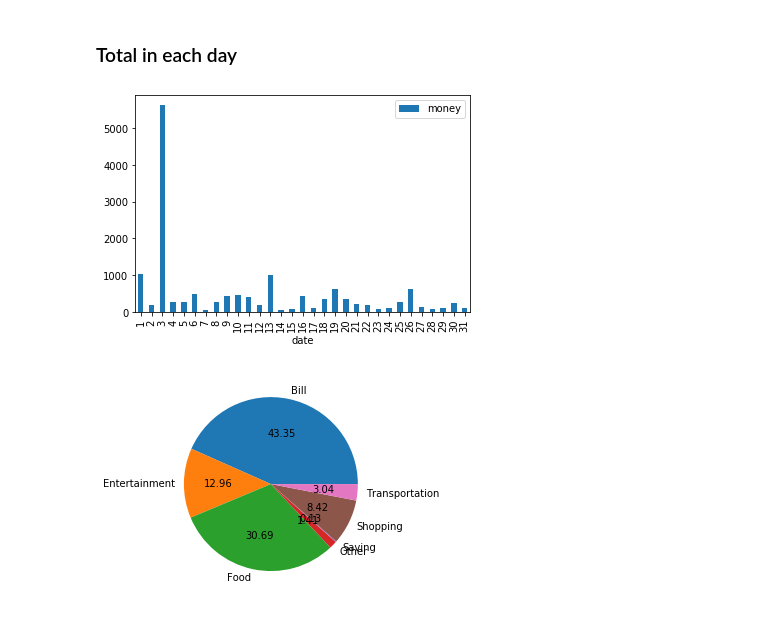
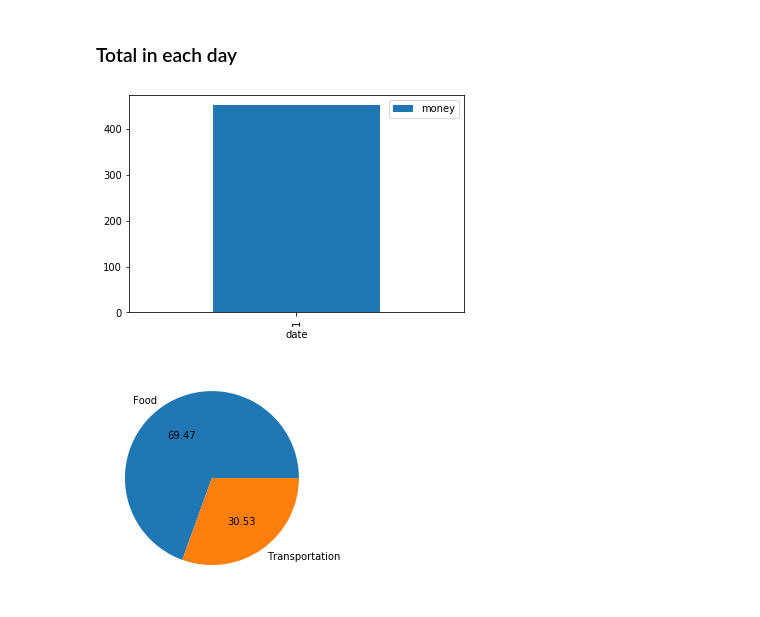
Before and after one commit to jakkritsonsanit/ChatBotExpenses, a Jupyter notebook: CollectData.ipynb, the cells around one changed output. Cells and saved outputs as stored; diff of their text form; code cells hidden in the pictures.

```diff
--- a/CollectData.ipynb
+++ b/CollectData.ipynb
@@ -98,8 +98,8 @@ dfe.tail(10)
 ### Change category
 # %%
 t = ['Entertainment', 'Transportation', 'Shopping', 'Food', 'Bill', 'Other']
-n = 140
-dfe.at[n, 'cate'] = t[2]
+n = 169
+dfe.at[n, 'cate'] = t[1]
 dfe.iloc[n:]
 # %% [output]
 |  | date | text | money | cate |
@@ -171,3 +164,8 @@ Balance : 13884.23 Bath
+# %%
+m = 11
+
+dfim = dfi[dfi.date.dt.month == m]
+dfem = dfe[dfe.date.dt.month == m]
 # %% [markdown]
 ### Total Incom and Expenses
 # %%
@@ -236,13 +222,13 @@ Enter number of category 2
 # %% [markdown]
 ### Total in each day
 # %%
-tmp = dfe.groupby(dfe.date.dt.day).sum()
+tmp = dfem.groupby(dfem.date.dt.day).sum()
 tmp.plot(kind='bar');
 # %% [output]
-[figure, old version]
+[figure, new version]
 # %%
-tmp = dfe.groupby(['cate']).sum()
+tmp = dfem.groupby(['cate']).sum()
 tmp = tmp.reset_index()
 plt.pie(tmp.money, labels=tmp.cate, autopct='%2.2f');
 # %% [output]
-[figure, old version]
+[figure, new version]
```
Also changed, not shown: parts of 11 cells of this notebook, 1 other file.
